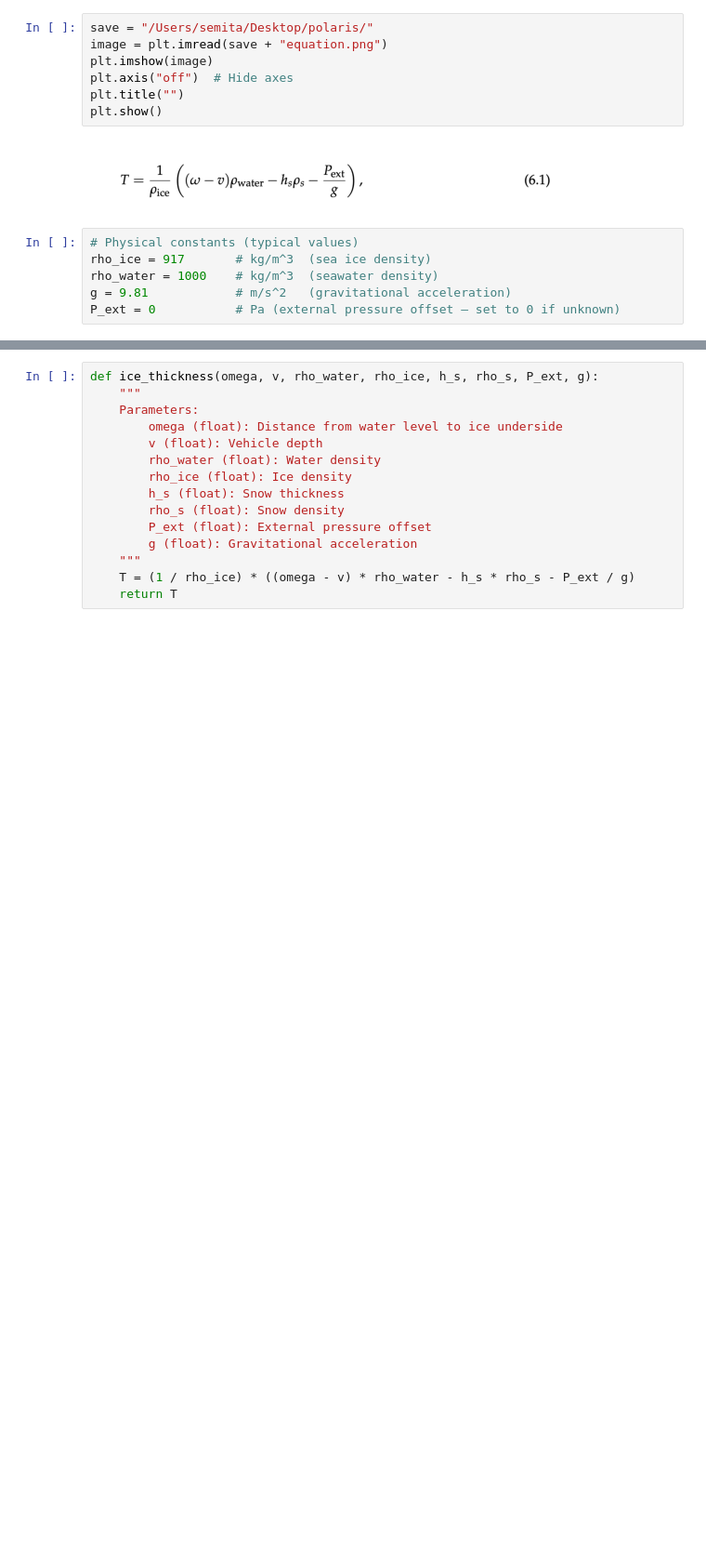
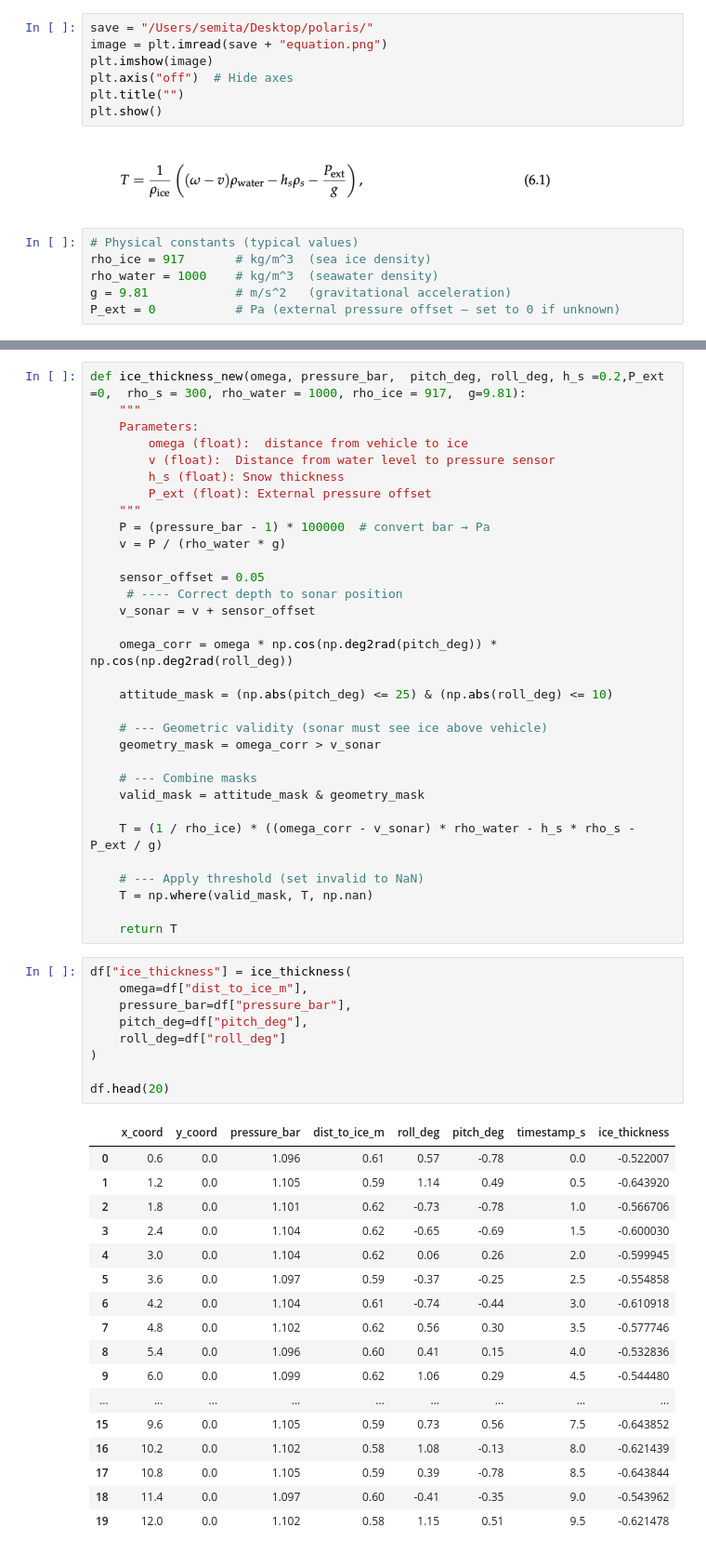
Before and after one commit to aris-space/project-polaris, a Jupyter notebook: semira/ice_measure.ipynb, the cells around one changed output, grey strips where cells are left out. Shown at 93% size. Saved outputs shown, nothing was run; the diff lists cells and outputs as text; blank space fills up the shorter version.

```diff
--- a/semira/ice_measure.ipynb
+++ b/semira/ice_measure.ipynb
@@ -33,15 +68,59 @@ P_ext = 0           # Pa (external pressure offset — set to 0 if unknown)
 # %%
-def ice_thickness(omega, v, rho_water, rho_ice, h_s, rho_s, P_ext, g):
+def ice_thickness_new(omega, pressure_bar,  pitch_deg, roll_deg, h_s =0.2,P_ext =0,  rho_s = 300, rho_water = 1000, rho_ice = 917,  g=9.81):
     """
     Parameters:
-        omega (float): Distance from water level to ice underside
-        v (float): Vehicle depth
-        rho_water (float): Water density
-        rho_ice (float): Ice density
+        omega (float):  distance from vehicle to ice
+        v (float):  Distance from water level to pressure sensor
         h_s (float): Snow thickness
-        rho_s (float): Snow density
         P_ext (float): External pressure offset
-        g (float): Gravitational acceleration
     """
-    T = (1 / rho_ice) * ((omega - v) * rho_water - h_s * rho_s - P_ext / g)
+    P = (pressure_bar - 1) * 100000  # convert bar → Pa
+    v = P / (rho_water * g)
+
+    sensor_offset = 0.05
+     # ---- Correct depth to sonar position
+    v_sonar = v + sensor_offset
+
+    omega_corr = omega * np.cos(np.deg2rad(pitch_deg)) * np.cos(np.deg2rad(roll_deg))
+
+    attitude_mask = (np.abs(pitch_deg) <= 25) & (np.abs(roll_deg) <= 10)
+
+    # --- Geometric validity (sonar must see ice above vehicle)
+    geometry_mask = omega_corr > v_sonar
+
+    # --- Combine masks
+    valid_mask = attitude_mask & geometry_mask
+
+    T = (1 / rho_ice) * ((omega_corr - v_sonar) * rho_water - h_s * rho_s - P_ext / g)
+
+    # --- Apply threshold (set invalid to NaN)
+    T = np.where(valid_mask, T, np.nan)
+
     return T
+# %%
+df["ice_thickness"] = ice_thickness(
+    omega=df["dist_to_ice_m"],
+    pressure_bar=df["pressure_bar"],
+    pitch_deg=df["pitch_deg"],
+    roll_deg=df["roll_deg"]
+)
+
+df.head(20)
+# %% [output]
+|  | x_coord | y_coord | pressure_bar | dist_to_ice_m | roll_deg | pitch_deg | timestamp_s | ice_thickness |
+| 0 | 0.6 | 0.0 | 1.096 | 0.61 | 0.57 | -0.78 | 0.0 | -0.522007 |
+| 1 | 1.2 | 0.0 | 1.105 | 0.59 | 1.14 | 0.49 | 0.5 | -0.643920 |
+| 2 | 1.8 | 0.0 | 1.101 | 0.62 | -0.73 | -0.78 | 1.0 | -0.566706 |
+| 3 | 2.4 | 0.0 | 1.104 | 0.62 | -0.65 | -0.69 | 1.5 | -0.600030 |
+| 4 | 3.0 | 0.0 | 1.104 | 0.62 | 0.06 | 0.26 | 2.0 | -0.599945 |
+| 5 | 3.6 | 0.0 | 1.097 | 0.59 | -0.37 | -0.25 | 2.5 | -0.554858 |
+| 6 | 4.2 | 0.0 | 1.104 | 0.61 | -0.74 | -0.44 | 3.0 | -0.610918 |
+| 7 | 4.8 | 0.0 | 1.102 | 0.62 | 0.56 | 0.30 | 3.5 | -0.577746 |
+| 8 | 5.4 | 0.0 | 1.096 | 0.60 | 0.41 | 0.15 | 4.0 | -0.532836 |
+| 9 | 6.0 | 0.0 | 1.099 | 0.62 | 1.06 | 0.29 | 4.5 | -0.544480 |
+| ... | ... | ... | ... | ... | ... | ... | ... | ... |
+| 15 | 9.6 | 0.0 | 1.105 | 0.59 | 0.73 | 0.56 | 7.5 | -0.643852 |
+| 16 | 10.2 | 0.0 | 1.102 | 0.58 | 1.08 | -0.13 | 8.0 | -0.621439 |
+| 17 | 10.8 | 0.0 | 1.105 | 0.59 | 0.39 | -0.78 | 8.5 | -0.643844 |
+| 18 | 11.4 | 0.0 | 1.097 | 0.60 | -0.41 | -0.35 | 9.0 | -0.543962 |
+| 19 | 12.0 | 0.0 | 1.102 | 0.58 | 1.15 | 0.51 | 9.5 | -0.621478 |
```
Also changed, not shown: parts of 4 cells of this notebook, 13 other files.
